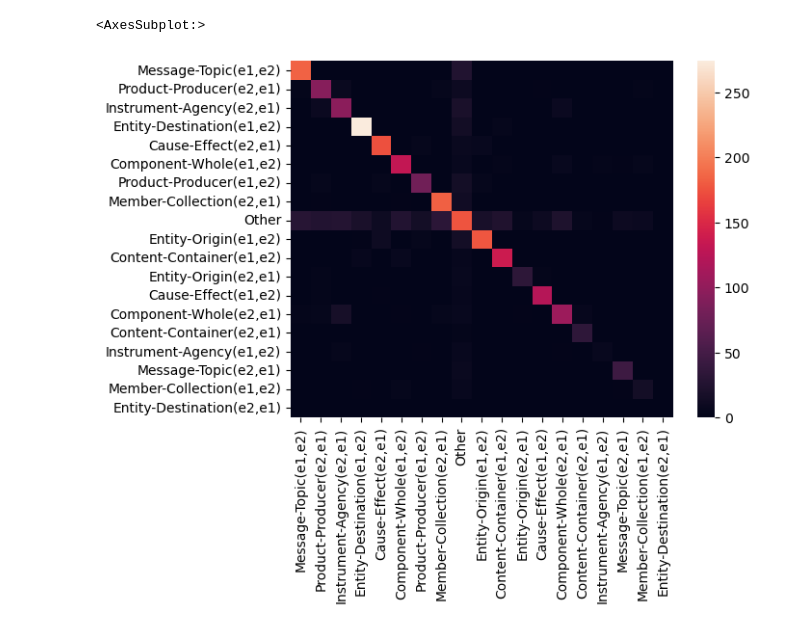
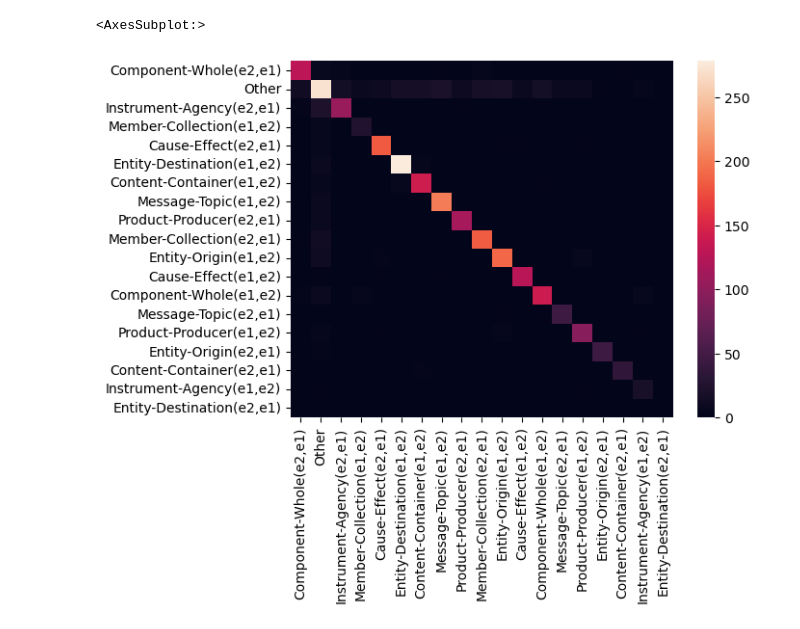
Before and after one commit to MarsSeo/NER, a Jupyter notebook: Relation_Analyze.ipynb, the cells around one changed output. Saved outputs shown, nothing was run; the diff lists cells and outputs as text; code cells hidden in the pictures.

```diff
--- a/Relation_Analyze.ipynb
+++ b/Relation_Analyze.ipynb
@@ -83,10 +120,10 @@ def evaluation(y_true,y_pred):
             'Categorical':{'precision':p,'recall':r,'f1':f1},'Weighted':{'precision':weighted_p,'recall':weighted_r,'f1':weighted_f1},
             'Macro':{'precision':macro_p,'recall':macro_r,'f1':macro_f1},'Micro':{'precision':micro_p,'recall':micro_r,'f1':micro_f1},}
 # %%
-print(reladict)
-print(len(reladict))
-invdict=np.zeros(len(reladict)).tolist()
-for k,v in reladict.items():
+print(classdict)
+print(len(classdict))
+invdict=np.zeros(len(classdict)).tolist()
+for k,v in classdict.items():
     invdict[v]=k
 #for text_batch, label_batch in train_ds.take(1):
   #for i in range(3):
@@ -103,7 +140,7 @@ tf.keras.backend.clear_session()
 loss = tf.keras.losses.CategoricalCrossentropy(from_logits=True)
 metrics = [tf.metrics.CategoricalAccuracy()]
 # %%
-steps_per_epoch = tf.data.experimental.cardinality(train_ds).numpy()
+steps_per_epoch = tf.data.experimental.cardinality(train_ds['data']).numpy()
 num_train_steps = steps_per_epoch * config.EPOCHS
 num_warmup_steps = int(0.1*num_train_steps)
 
@@ -147,7 +184,7 @@ def build_classifier_model(output_shape):
     return tf.keras.Model(text_input, net)
 # %%
 #text_test=['this is such an amazing movie!']
-model = build_classifier_model(len(reladict))
+model = build_classifier_model(len(classdict))
 tf.keras.utils.plot_model(model,'results/img/model.png')
 #print(model.summary())
 #bert_raw_result = model([tf.constant(text_test)])
@@ -175,7 +196,7 @@ model.compile(optimizer=optimizer,
               loss=loss,
               metrics=metrics)
 trs_time=time.process_time()
-history=model.fit(train_ds,validation_data=valid_ds,verbose=1,epochs=CONFIG.EPOCHS)
+history=model.fit(train_ds['data'],validation_data=valid_ds['data'],verbose=1,epochs=CONFIG.EPOCHS)
 tre_time=time.process_time()
 train_time=tre_time-trs_time
 # %% [output]
@@ -229,9 +261,9 @@ dict_keys(['loss', 'categorical_accuracy', 'val_loss', 'val_categorical_accuracy
 # %%
 tss_time= time.process_time()
-y_pred=model.predict(testx,batch_size=CONFIG.BATCH_SIZE).argmax(axis=1)
+y_pred=model.predict(test_ds['X'],batch_size=CONFIG.BATCH_SIZE).argmax(axis=1)
 tse_time= time.process_time()
 test_time=tse_time-tss_time
-y_true=testy
+y_true=test_ds['Y']
 test_result=evaluation(y_true,y_pred)
 test_result.setdefault('History',history.history)
 test_result.setdefault('Time_cost',{'train':train_time,'test':test_time})
@@ -243,5 +275,5 @@ sbn.heatmap(test_result['confusion_matrix'],xticklabels=invdict,yticklabels=invd
 <AxesSubplot:>
-[figure, old version]
+[figure, new version]
 # %%
 metadata={'model_type':config.ENCODER_TYPE,
           'task_type':config.TASK,
```
Also changed, not shown: parts of 15 cells of this notebook, 5 other files.
